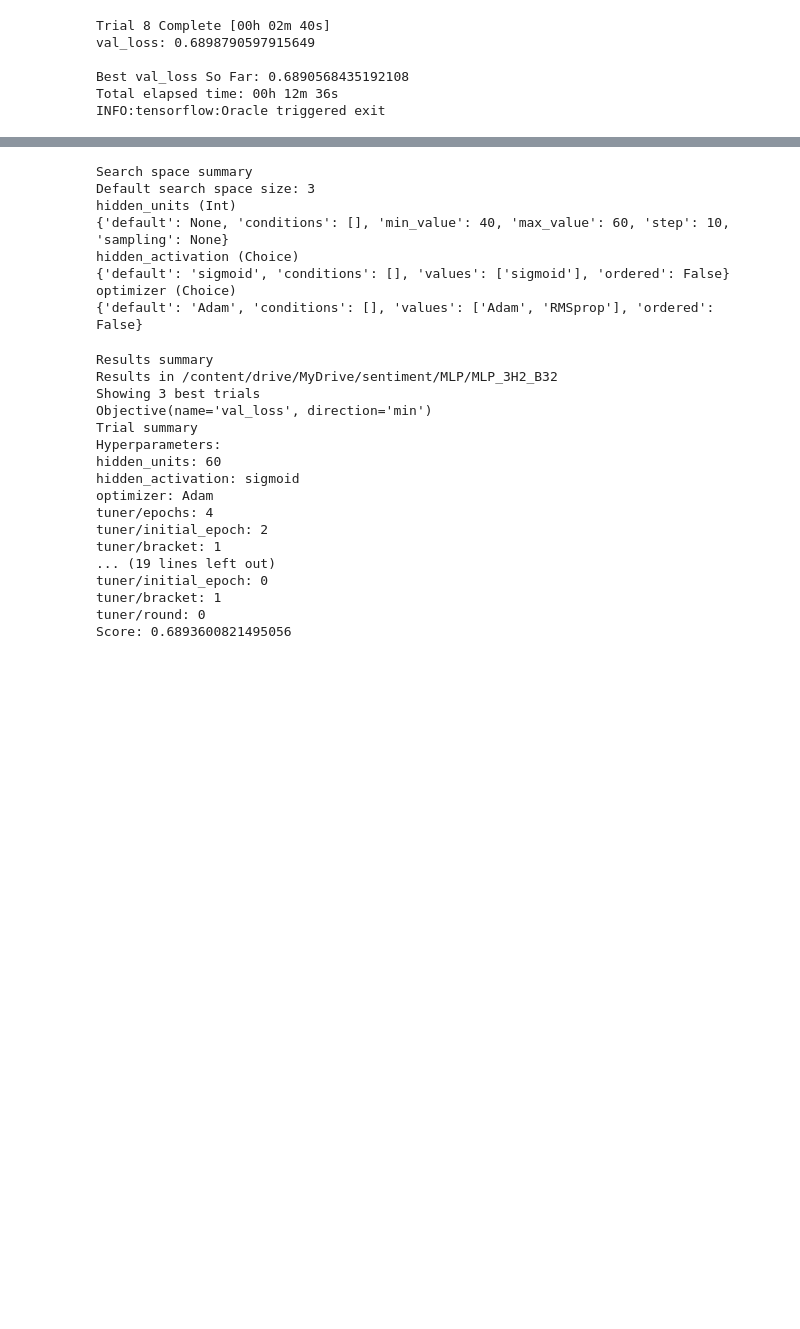
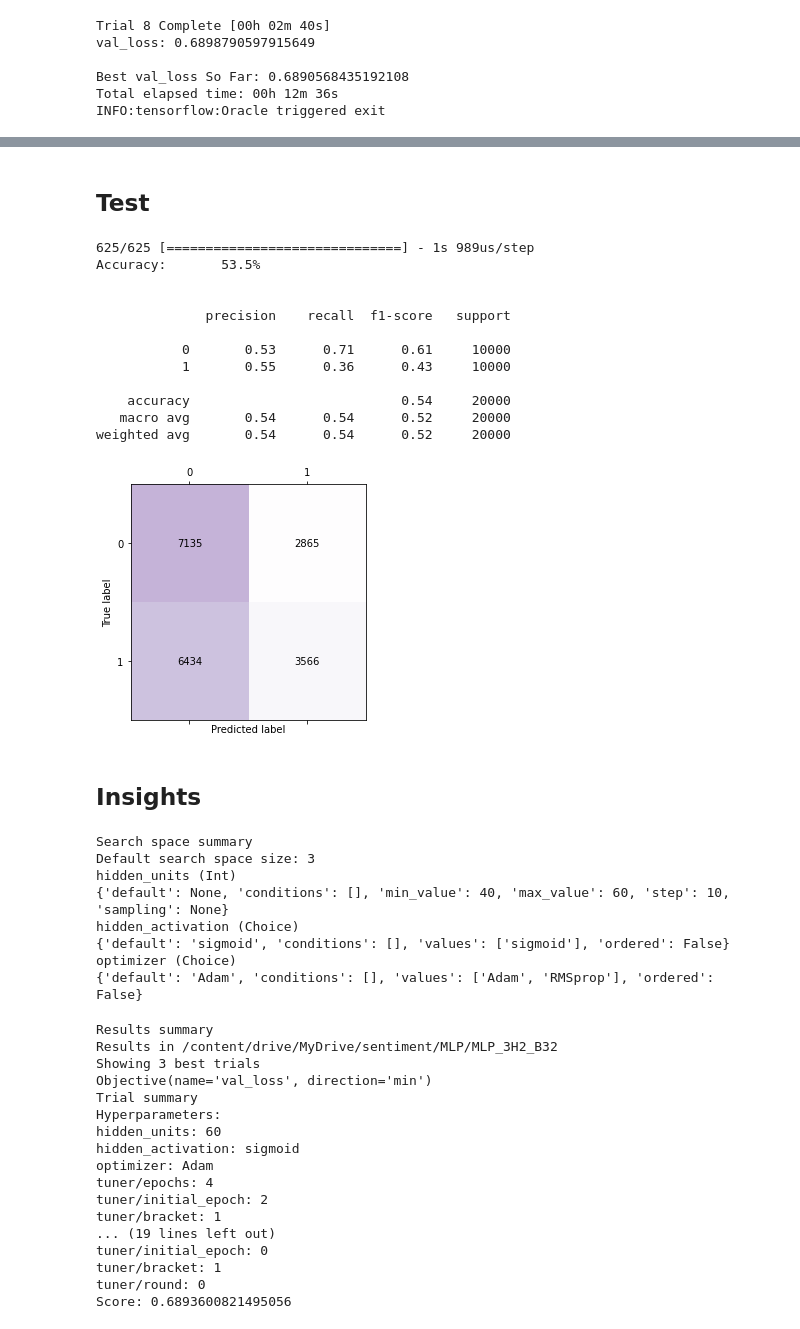
Before and after one commit to ppkgtmm/sentiment, a Jupyter notebook: MLP_3H.ipynb, the cells around one changed output, grey strips where cells are left out. Drawn from its saved outputs; the diff is of its cells as text; code cells hidden in the pictures; blank space fills up the shorter version.

```diff
--- a/MLP_3H.ipynb
+++ b/MLP_3H.ipynb
@@ -593,3 +611,28 @@ _________________________________________________________________
+# %% [markdown]
+## Test
+# %%
+model_evaluate(
+    mlp_3h2,
+    get_sequences(tokenizer,max_len,test['text']),
+    test_target,
+    batch_size=32
+)
+# %% [output]
+625/625 [==============================] - 1s 989us/step
+Accuracy:       53.5%
+
+
+              precision    recall  f1-score   support
+
+           0       0.53      0.71      0.61     10000
+           1       0.55      0.36      0.43     10000
+
+    accuracy                           0.54     20000
+   macro avg       0.54      0.54      0.52     20000
+weighted avg       0.54      0.54      0.52     20000
+[figure, added]
+# %% [markdown]
+## Insights
 # %%
 tuner_2.search_space_summary()
 # %% [output]
```
Also changed, not shown: parts of 19 cells of this notebook.
